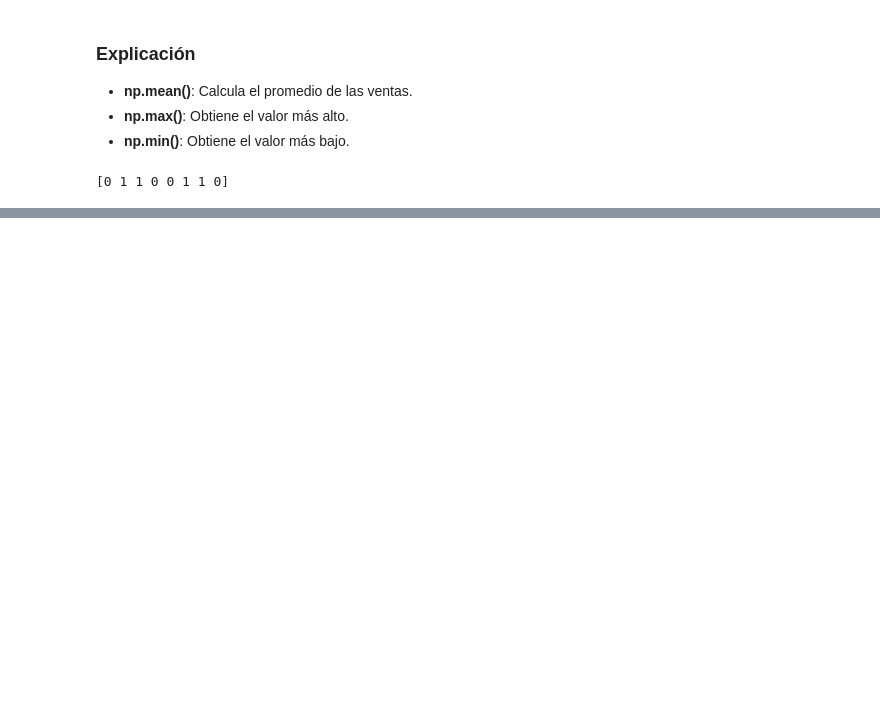
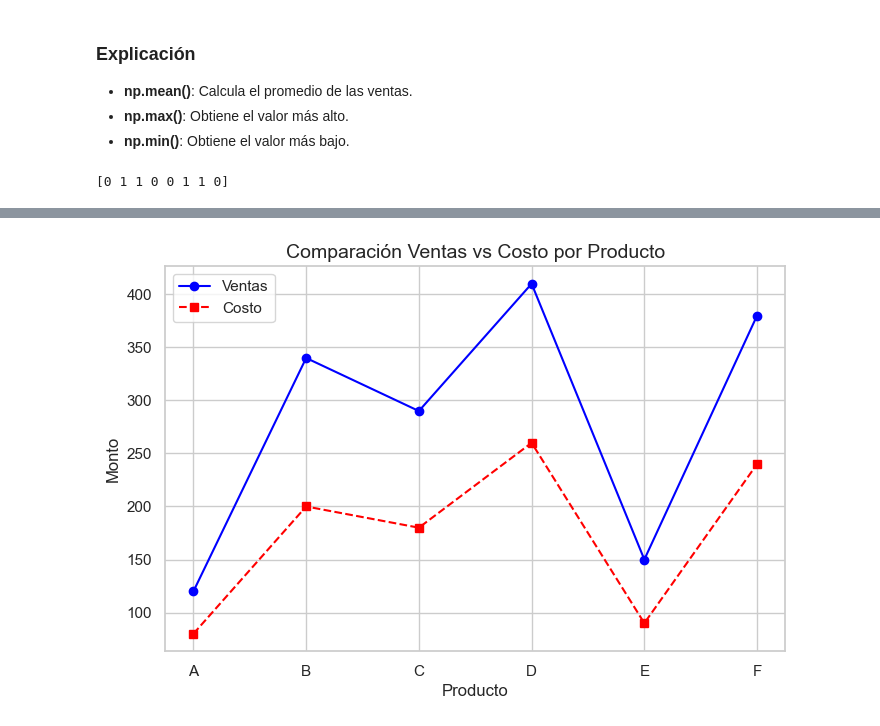
Before and after one commit to BPinzon13/Entregables_2, a Jupyter notebook: analisis_venta.ipynb, the cells around one changed output, grey strips where cells are left out. Saved outputs shown, nothing was run; the diff lists cells and outputs as text; code cells hidden in the pictures; blank space fills up the shorter version.

```diff
--- a/analisis_venta.ipynb
+++ b/analisis_venta.ipynb
@@ -93,0 +114,15 @@ resumen_mes
+# %%
+import matplotlib.pyplot as plt
+
+plt.figure(figsize=(8,5))
+plt.plot(df['Producto'], df['Ventas'], marker='o', linestyle='-', color='blue', label='Ventas')
+plt.plot(df['Producto'], df['Costo'], marker='s', linestyle='--', color='red', label='Costo')
+
+plt.title('Comparación Ventas vs Costo por Producto', fontsize=14)
+plt.xlabel('Producto', fontsize=12)
+plt.ylabel('Monto', fontsize=12)
+plt.legend()
+plt.grid(True)
+plt.show()
+# %% [output]
+[figure, added]
```
Also changed, not shown: parts of 11 cells of this notebook.
